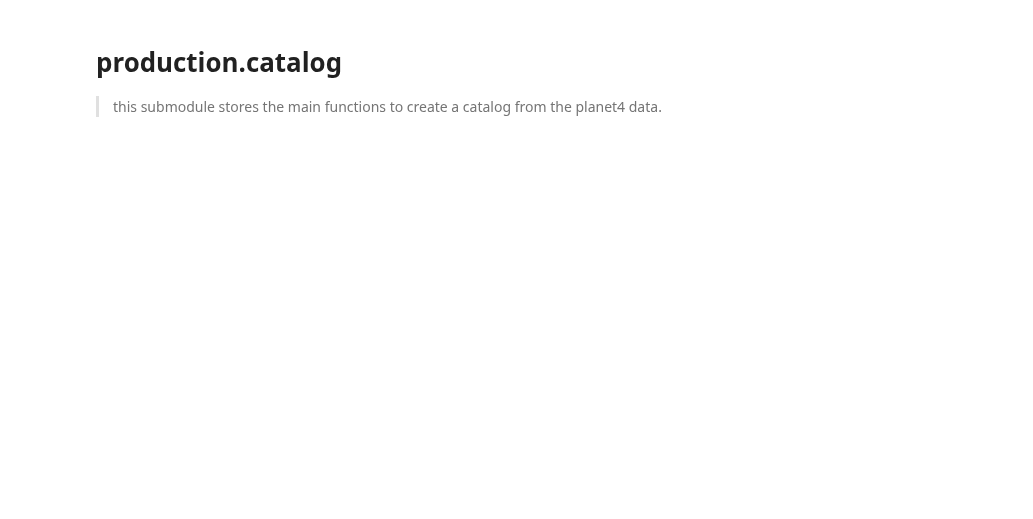
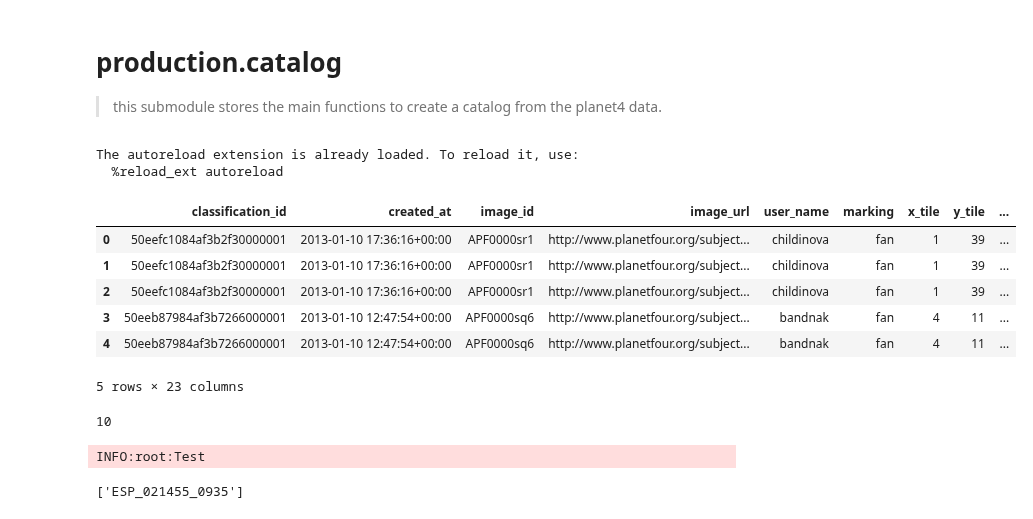
Before and after one commit to michaelaye/p4tools, a Jupyter notebook: notebooks/05_production.catalog.ipynb, the cells around one changed output. Cells and saved outputs as stored; diff of their text form; code cells hidden in the pictures; blank space fills up the shorter version.

```diff
--- a/notebooks/05_production.catalog.ipynb
+++ b/notebooks/05_production.catalog.ipynb
@@ -446,0 +636,22 @@ def blotch_id_generator():
+# %%
+# | hide
+from pathlib import Path
+
+%load_ext autoreload
+%autoreload 2
+
+newpath = Path("../../../../Data/Downselected.parq")
+
+df = pd.read_parquet(newpath)
+
+df.head()
+# %% [output]
+The autoreload extension is already loaded. To reload it, use:
+  %reload_ext autoreload
+|  | classification_id | created_at | image_id | image_url | user_name | marking | x_tile | y_tile | ... |
+| 0 | 50eefc1084af3b2f30000001 | 2013-01-10 17:36:16+00:00 | APF0000sr1 | http://www.planetfour.org/subject... | childinova | fan | 1 | 39 | ... |
+| 1 | 50eefc1084af3b2f30000001 | 2013-01-10 17:36:16+00:00 | APF0000sr1 | http://www.planetfour.org/subject... | childinova | fan | 1 | 39 | ... |
+| 2 | 50eefc1084af3b2f30000001 | 2013-01-10 17:36:16+00:00 | APF0000sr1 | http://www.planetfour.org/subject... | childinova | fan | 1 | 39 | ... |
+| 3 | 50eeb87984af3b7266000001 | 2013-01-10 12:47:54+00:00 | APF0000sq6 | http://www.planetfour.org/subject... | bandnak | fan | 4 | 11 | ... |
+| 4 | 50eeb87984af3b7266000001 | 2013-01-10 12:47:54+00:00 | APF0000sq6 | http://www.planetfour.org/subject... | bandnak | fan | 4 | 11 | ... |
+5 rows × 23 columns
@@ -446,0 +661,18 @@ def blotch_id_generator():
+# %%
+LOGGER.setLevel(10)
+LOGGER.level
+# %% [output]
+10
+# %%
+LOGGER.info("Test")
+# %% [output]
+INFO:root:Test
+# %%
+# | hide
+
+rm = ReleaseManager("p4tools_test", dbname=db.dbname, overwrite=False)
+
+rm.check_for_todo()
+rm.todo
+# %% [output]
+['ESP_021455_0935']
```
Also changed, not shown: parts of 14 cells of this notebook.
